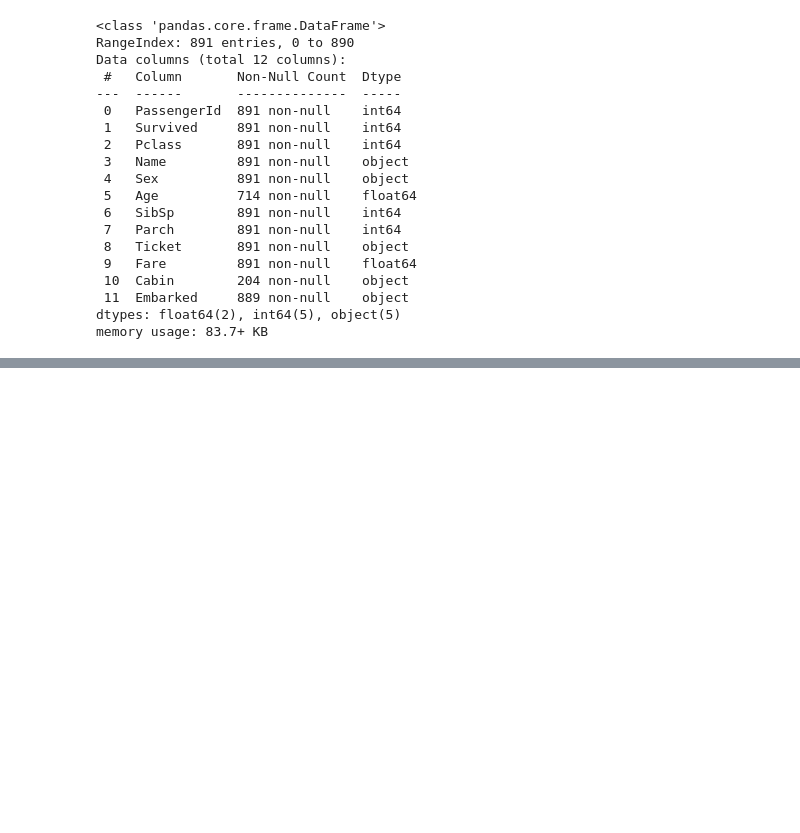
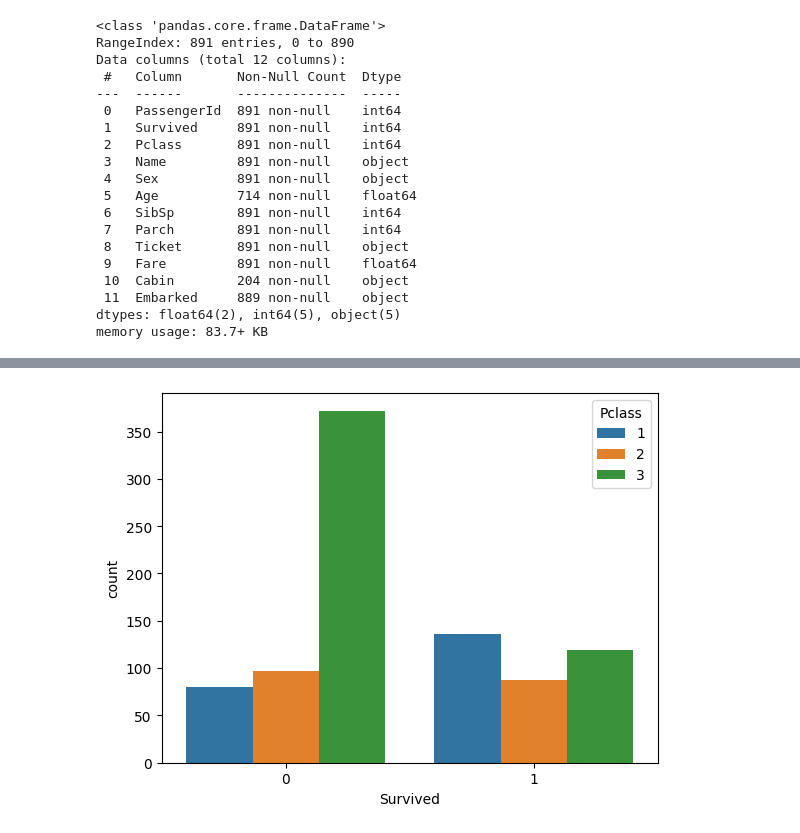
Before and after one commit to sohammankar/Titanic, a Jupyter notebook: Titanic.ipynb, the cells around one changed output, grey strips where cells are left out. Saved outputs shown, nothing was run; the diff lists cells and outputs as text; code cells hidden in the pictures; blank space fills up the shorter version.

```diff
--- a/Titanic.ipynb
+++ b/Titanic.ipynb
@@ -83,0 +98,6 @@ memory usage: 6.7 KB
+# %%
+# Survival by passenger class
+sns.countplot(x='Survived', hue='Pclass', data=df_train)
+plt.show()
+# %% [output]
+[figure, added]
```
Also changed, not shown: parts of 7 cells of this notebook.
